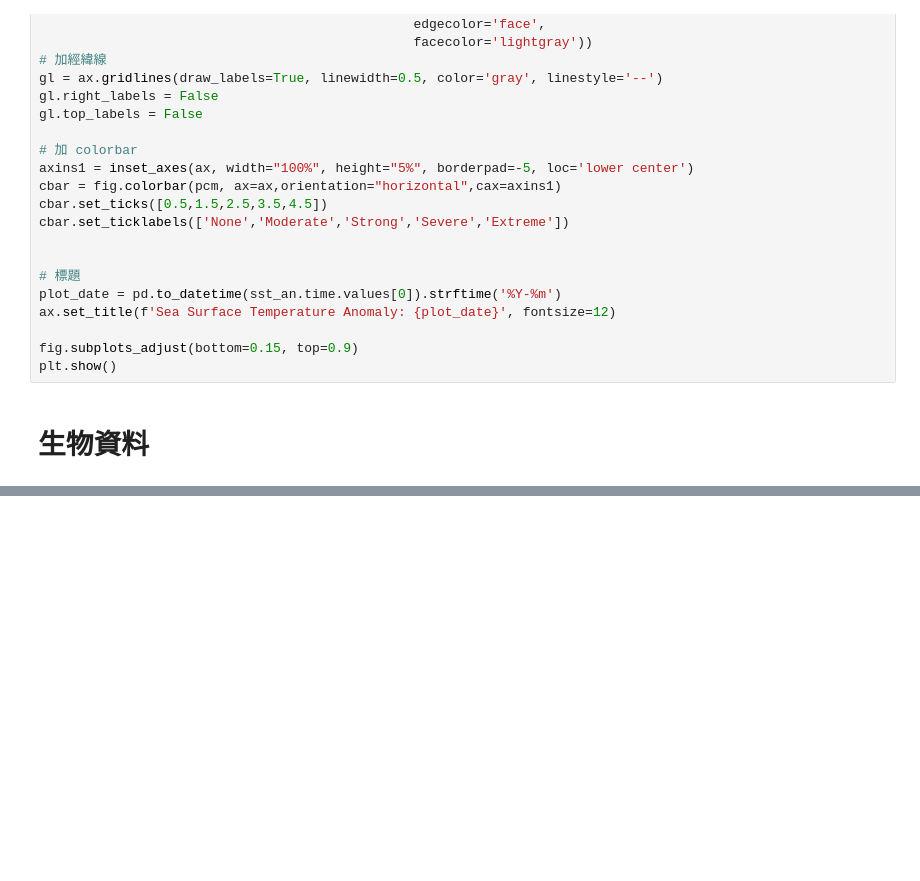
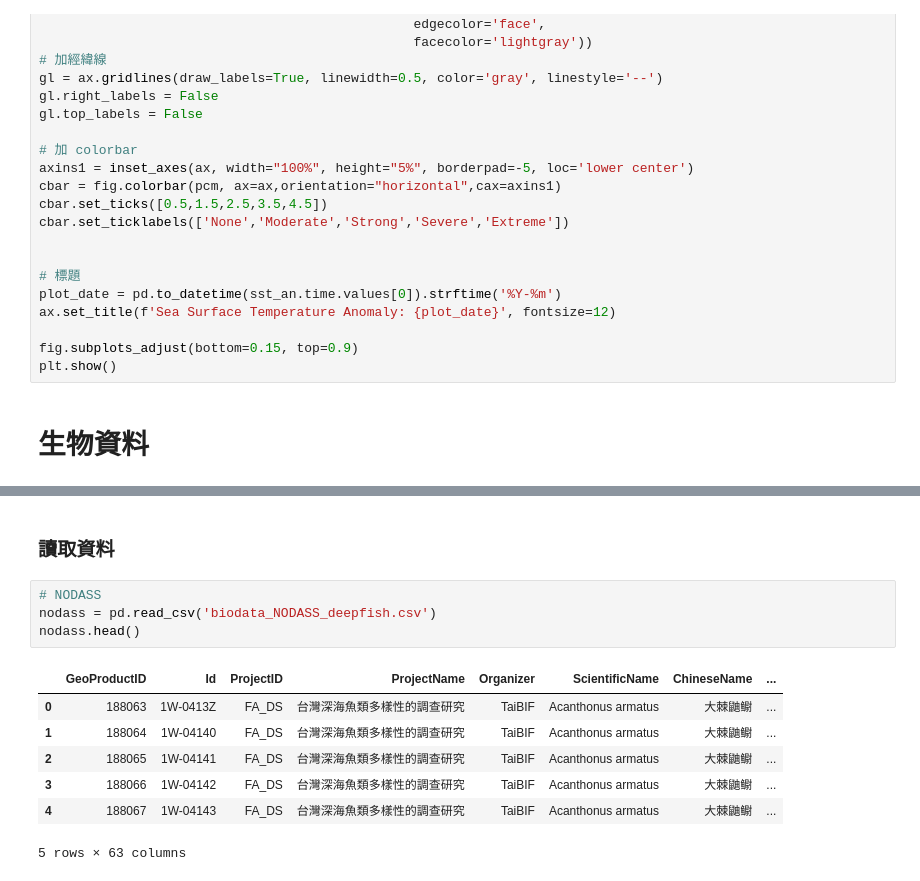
Before and after one commit to ODBapp/2025_NODASS_workshop, a Jupyter notebook: src/odb.ipynb, the cells around one changed output, grey strips where cells are left out. Cells and saved outputs as stored; diff of their text form; blank space fills up the shorter version.

```diff
--- a/src/odb.ipynb
+++ b/src/odb.ipynb
@@ -527,0 +537,14 @@ plt.show()
+# %% [markdown]
+### 讀取資料
+# %%
+# NODASS
+nodass = pd.read_csv('biodata_NODASS_deepfish.csv')
+nodass.head()
+# %% [output]
+|  | GeoProductID | Id | ProjectID | ProjectName | Organizer | ScientificName | ChineseName | ... |
+| 0 | 188063 | 1W-0413Z | FA_DS | 台灣深海魚類多樣性的調查研究 | TaiBIF | Acanthonus armatus | 大棘鼬鳚 | ... |
+| 1 | 188064 | 1W-04140 | FA_DS | 台灣深海魚類多樣性的調查研究 | TaiBIF | Acanthonus armatus | 大棘鼬鳚 | ... |
+| 2 | 188065 | 1W-04141 | FA_DS | 台灣深海魚類多樣性的調查研究 | TaiBIF | Acanthonus armatus | 大棘鼬鳚 | ... |
+| 3 | 188066 | 1W-04142 | FA_DS | 台灣深海魚類多樣性的調查研究 | TaiBIF | Acanthonus armatus | 大棘鼬鳚 | ... |
+| 4 | 188067 | 1W-04143 | FA_DS | 台灣深海魚類多樣性的調查研究 | TaiBIF | Acanthonus armatus | 大棘鼬鳚 | ... |
+5 rows × 63 columns
```
Also changed, not shown: parts of 25 cells of this notebook.
